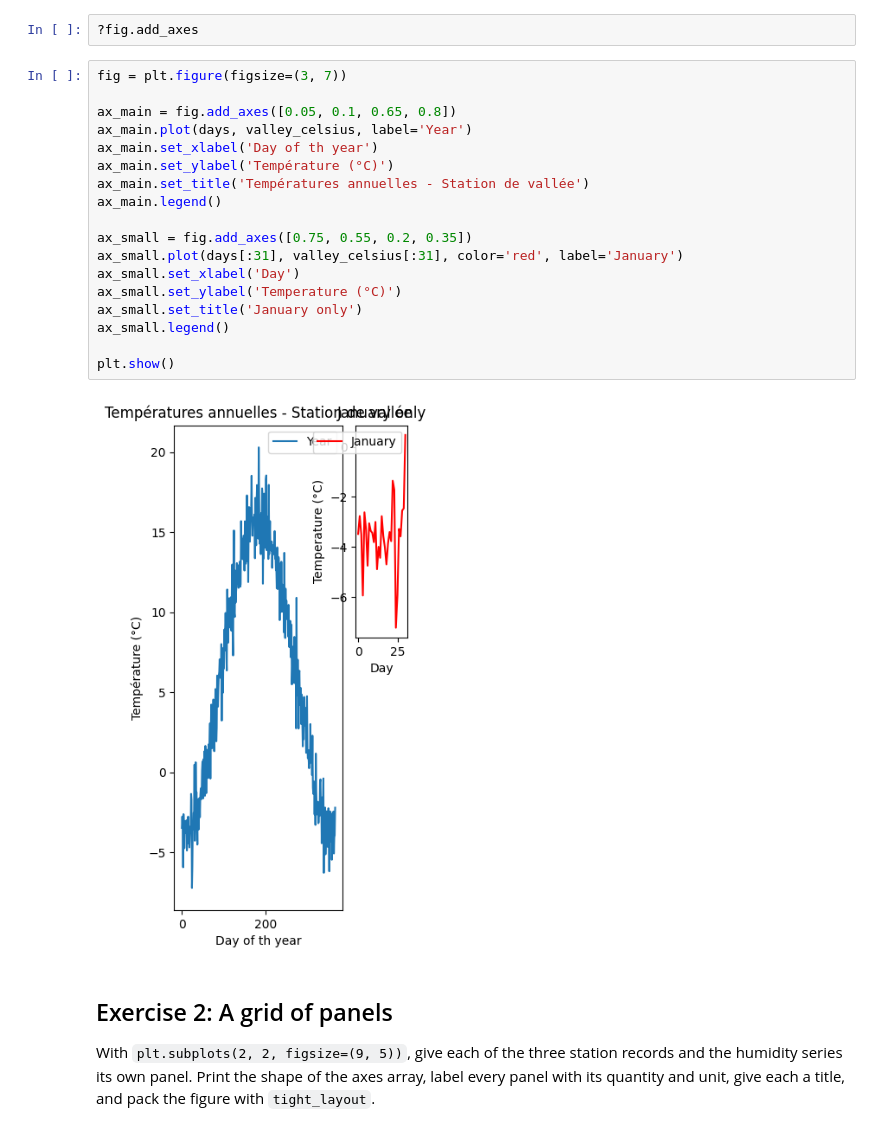
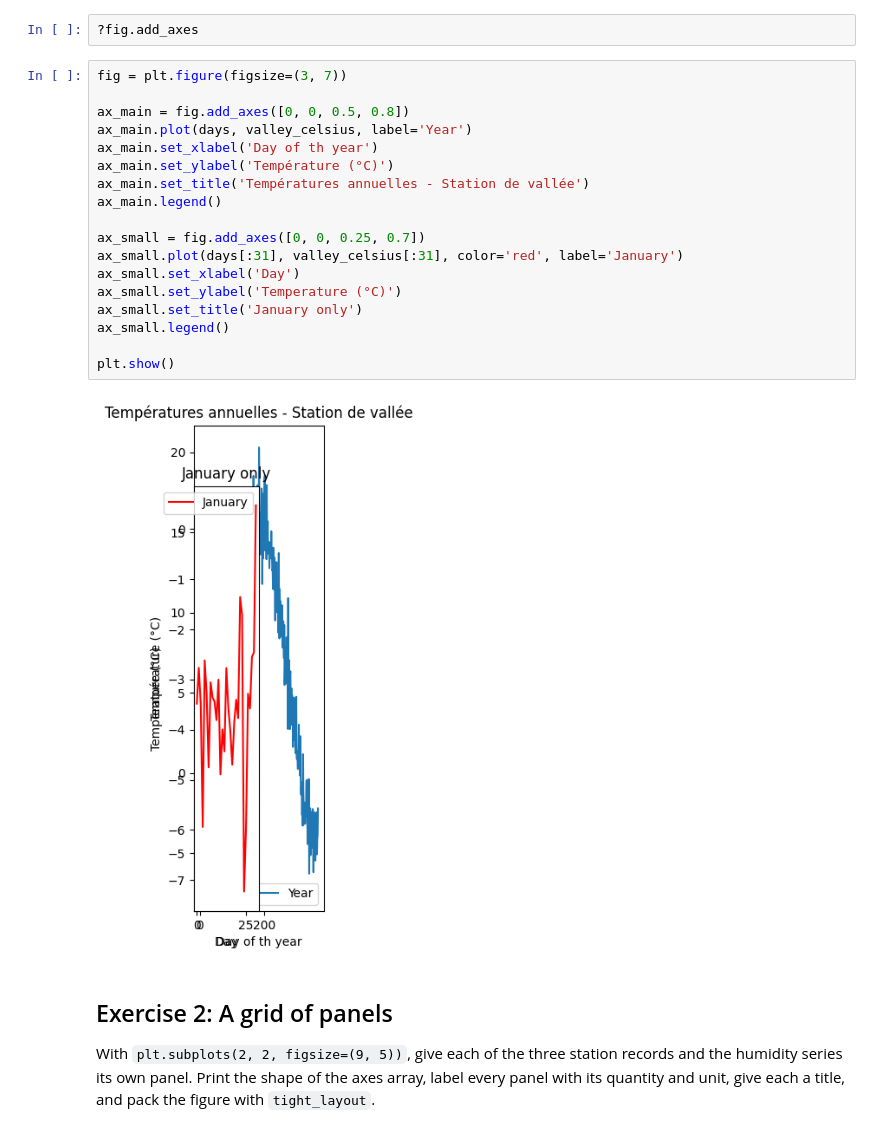
Before and after one commit to oliviaberset/2026_Intro_Python, a Jupyter notebook: live/part-I/1.4-matplotlib-and-xarray-exercises.ipynb, the cells around one changed output. Drawn from its saved outputs; the diff is of its cells as text.

```diff
--- a/live/part-I/1.4-matplotlib-and-xarray-exercises.ipynb
+++ b/live/part-I/1.4-matplotlib-and-xarray-exercises.ipynb
@@ -54,23 +54,23 @@ both, and give the small panel a title.
 # %%
 fig = plt.figure(figsize=(3, 7))
 
-ax_main = fig.add_axes([0.05, 0.1, 0.65, 0.8])
+ax_main = fig.add_axes([0, 0, 0.5, 0.8])
 ax_main.plot(days, valley_celsius, label='Year')
 ax_main.set_xlabel('Day of th year')
 ax_main.set_ylabel('Température (°C)')
 ax_main.set_title('Températures annuelles - Station de vallée')
 ax_main.legend()
 
-ax_small = fig.add_axes([0.75, 0.55, 0.2, 0.35])
+ax_small = fig.add_axes([0, 0, 0.25, 0.7])
 ax_small.plot(days[:31], valley_celsius[:31], color='red', label='January')
 ax_small.set_xlabel('Day')
 ax_small.set_ylabel('Temperature (°C)')
 ax_small.set_title('January only')
 ax_small.legend()
 
 plt.show()
 # %% [output]
-[figure, old version]
+[figure, new version]
 # %% [markdown]
 ## Exercise 2: A grid of panels
 
```
